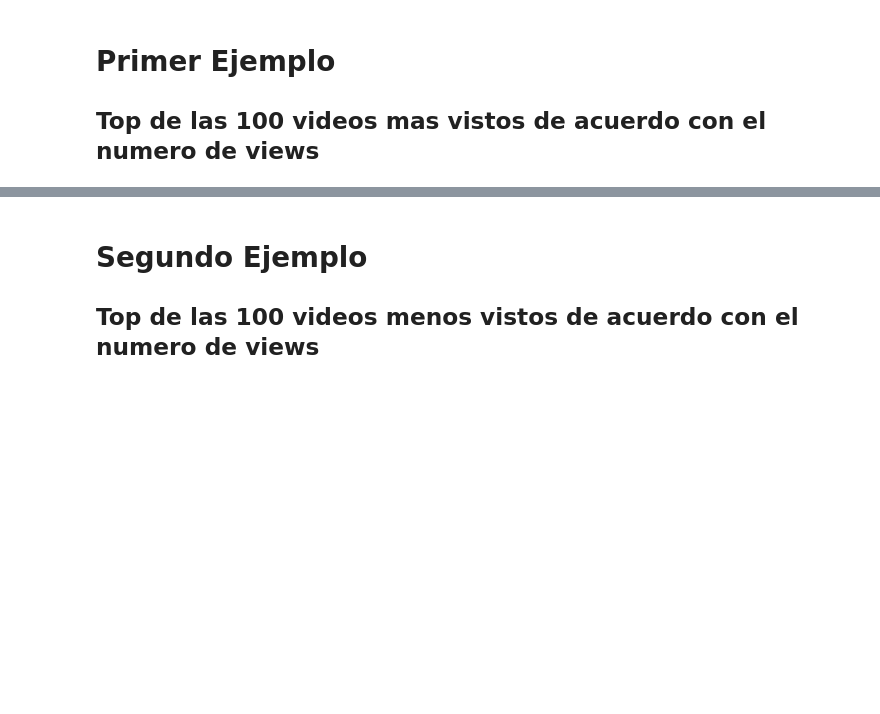
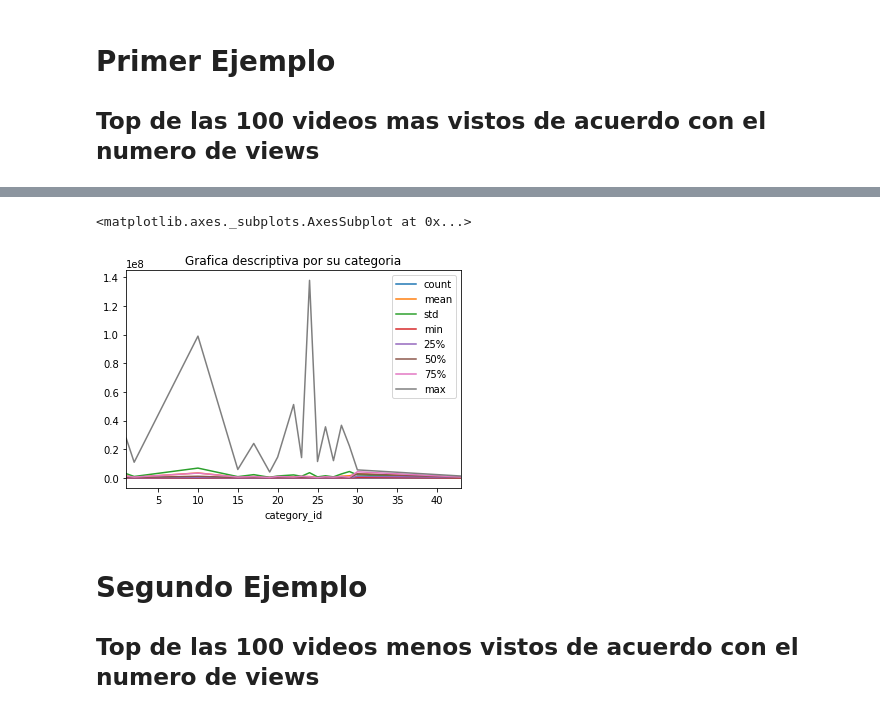
Before and after one commit to 2019-B-GR1-Python/py-alvarado-roman-ronald-francisco, a Jupyter notebook: Proyectos/Proyecto1/Proyecto1_Anlisis.ipynb, the cells around one changed output, grey strips where cells are left out. Saved outputs shown, nothing was run; the diff lists cells and outputs as text; code cells hidden in the pictures; blank space fills up the shorter version.

```diff
--- a/Proyectos/Proyecto1/Proyecto1_Anlisis.ipynb
+++ b/Proyectos/Proyecto1/Proyecto1_Anlisis.ipynb
@@ -68,3 +113,8 @@ KeyError: 'category_id'
+# %%
+youtube_dataset.groupby(['category_id'])['views'].describe().plot(kind='line', title = "Grafica descriptiva por su categoria")
+# %% [output]
+<matplotlib.axes._subplots.AxesSubplot at 0x...>
+[figure, added]
 # %% [markdown]
 # Segundo Ejemplo
 ## Top de las 100 videos menos vistos de acuerdo con el numero de views
```
Also changed, not shown: parts of 12 cells of this notebook, 5 other files.
